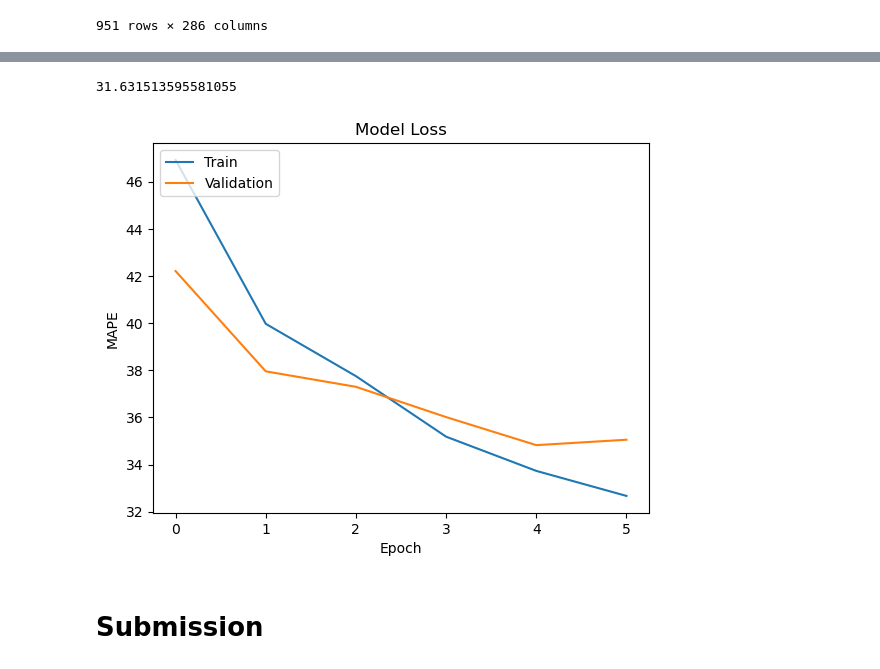
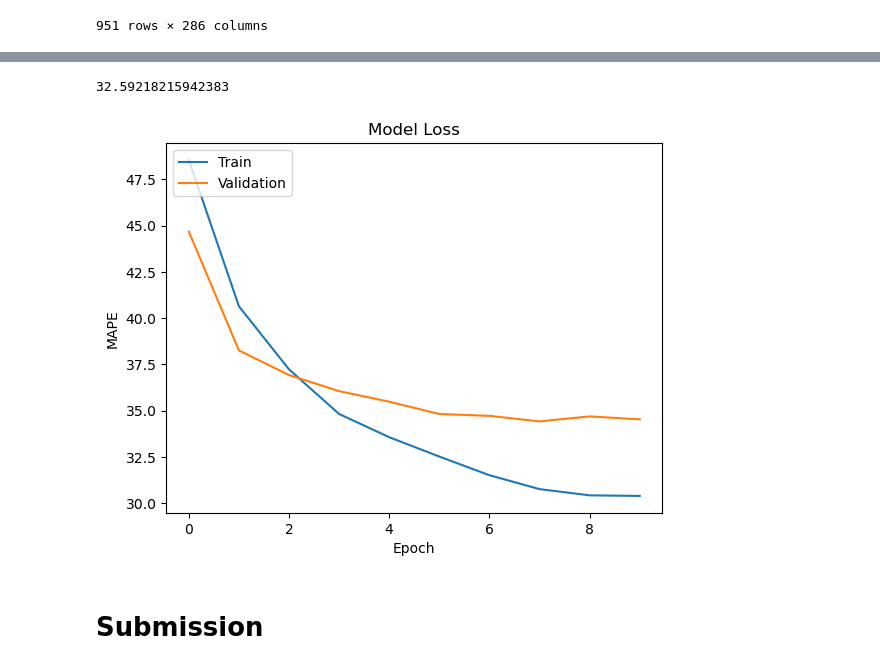
Before and after one commit to hyguozz/blog, a Jupyter notebook: amp-prot-peptide-network-deeplearning.ipynb, the cells around one changed output, grey strips where cells are left out. Drawn from its saved outputs; the diff is of its cells as text; code cells hidden in the pictures.

Commit message:
Kaggle Notebook | AMP_Prot-Peptide_network_DeepLearning | Version 14

```diff
--- a/amp-prot-peptide-network-deeplearning.ipynb
+++ b/amp-prot-peptide-network-deeplearning.ipynb
@@ -235,8 +235,8 @@ train_df[cols_to_normalize] = np.log1p(train_df[cols_to_normalize])
 imputer = KNNImputer(n_neighbors=15)
 # Impute missing values in the last 4 columns
 train_df[cols_to_normalize] = imputer.fit_transform(train_df[cols_to_normalize])
-train_df[cols_to_normalize]=round(np.expm1(train_df[cols_to_normalize])) #.astype(int)
-
+#train_df[cols_to_normalize]=round(np.expm1(train_df[cols_to_normalize])) #.astype(int)
+train_df[cols_to_normalize]=np.expm1(train_df[cols_to_normalize])
 train_df = train_df.head(n= 2615)
 train_df
 # %% [output]
@@ -443,17 +443,8 @@ print(df_filtered)
 # %%
 
 # apply log(x+1) transformation to columns
-df_filtered[['NPX','PeptideAbundance']] = df_filtered[['NPX','PeptideAbundance']].apply(lambda x: np.log1p(x))
+df_filtered[['PeptideAbundance']] = df_filtered[['PeptideAbundance']].apply(lambda x: np.log1p(x))
 
 # standardization
 scaler1 = StandardScaler()
 df_filtered[['PeptideAbundance']] = scaler1.fit_transform(df_filtered[['PeptideAbundance']])
-# group by visit_id, UniProt, and aggregate NPX by sum
-df_pivot = df_filtered.groupby(['visit_id', 'UniProt'])['NPX'].sum().reset_index()
-
-# pivot the table to have visit_id as rows, UniProt as columns, and NPX as values
-df_pivot = pd.pivot_table(df_pivot, values='NPX', index='visit_id', columns='UniProt')
-
-# fill missing values with 0
-df_NPX = df_pivot.fillna(0)
-df_NPX
@@ -619,11 +611,11 @@ train_df
 # %%
 from tensorflow.keras.optimizers import Adam
 X_train = train_df.iloc[:, :-16].astype(float)  # select all columns except the last 16
-y_train = train_df.iloc[:, -16:].astype(int)   # select only the last 16 columns
+y_train = train_df.iloc[:, -16:].astype(float)   # select only the last 16 columns
 X_val = val_df.iloc[:, :-16].astype(float)  # select all columns except the last 16
-y_val = val_df.iloc[:, -16:].astype(int)   # select only the last 16 columns
+y_val = val_df.iloc[:, -16:].astype(float)   # select only the last 16 columns
 X_test = test_df.iloc[:, :-16].astype(float)   # select all columns except the last 16
-y_test = test_df.iloc[:, -16:].astype(int)  # select only the last 16 columns
+y_test = test_df.iloc[:, -16:].astype(float)  # select only the last 16 columns
 # %%
 def smape_loss(y_true, y_pred):
     y_true = K.cast(y_true,dtype='float32') + 1
@@ -671,36 +663,36 @@ model.add(Dropout(0.3))
 model.add(Dense(64, activation='relu'))
 model.add(Dropout(0.3))
 model.add(Dense(64, activation='relu'))
 model.add(Dropout(0.3))
 model.add(Dense(64, activation='relu'))
 model.add(Dense(16, activation='linear'))
 # create Adam optimizer with a learning rate of 0.001
 adam = Adam(learning_rate=0.0001)
 
 # compile model with Adam optimizer and a learning rate of 0.001
 #model.compile(loss='mean_squared_error', optimizer=adam)
 # Compile the model with a loss function and optimizer
 #model.compile(loss='mean_squared_error, optimizer=Adam(lr=0.001) )
 model.compile(loss=smape_loss, optimizer='adam')
 # fit model
-history = model.fit(X_train, y_train, validation_data=(X_val, y_val), epochs= 6, verbose=0, batch_size=32)
+history = model.fit(X_train, y_train, validation_data=(X_val, y_val), epochs= 10, verbose=0, batch_size=32)
 # Generate generalization metrics
 
 score = model.evaluate(X_test, y_test, verbose=0)
 print(score)
 
 # plot training and validation loss over epochs
 # Plot the training and validation loss over epochs
 plt.plot(history.history['loss'])
 plt.plot(history.history['val_loss'])
 plt.title('Model Loss')
 plt.ylabel('MAPE')
 plt.xlabel('Epoch')
 plt.legend(['Train', 'Validation'], loc='upper left')
 plt.show()
 # %% [output]
-31.631513595581055
+32.59218215942383
-[figure, old version]
+[figure, new version]
 # %% [markdown]
 # Submission
 # %%
```
Also changed, not shown: parts of 7 cells of this notebook.
